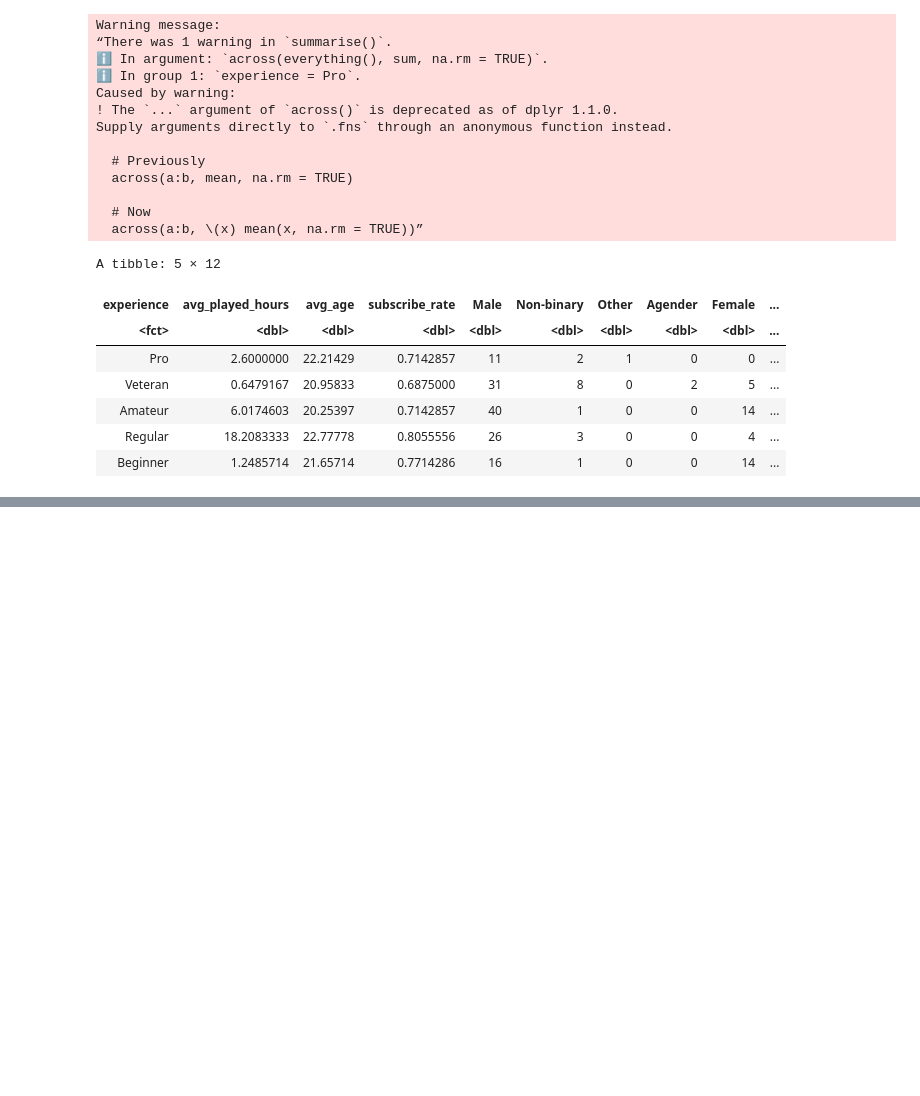
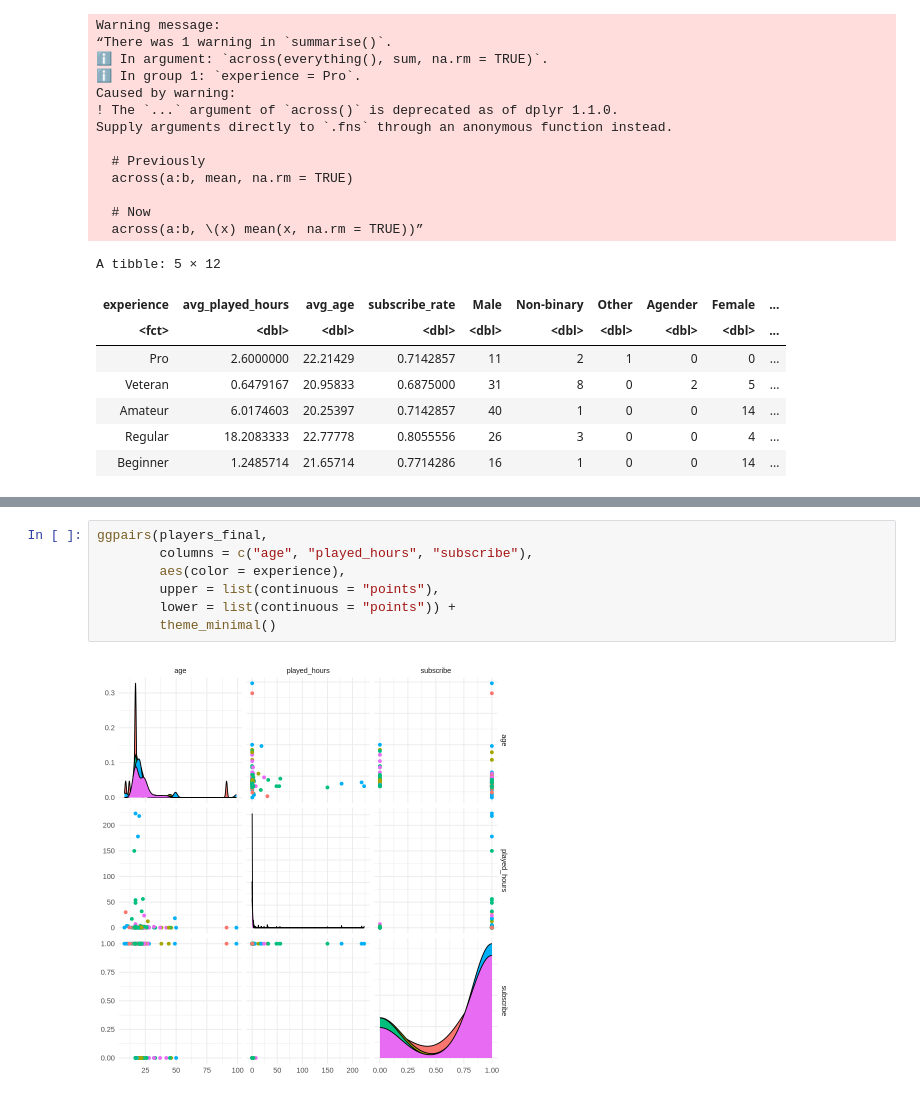
Before and after one commit to Jaden51/dsci-100-project-008-30, a Jupyter notebook: project.ipynb, the cells around one changed output, grey strips where cells are left out. Drawn from its saved outputs; the diff is of its cells as text; blank space fills up the shorter version.

```diff
--- a/project.ipynb
+++ b/project.ipynb
@@ -218,0 +225,9 @@ players_plot_1
+# %%
+ggpairs(players_final,
+        columns = c("age", "played_hours", "subscribe"),
+        aes(color = experience),
+        upper = list(continuous = "points"),
+        lower = list(continuous = "points")) +
+        theme_minimal()
+# %% [output]
+[figure, added]
```
Also changed, not shown: parts of 14 cells of this notebook.
